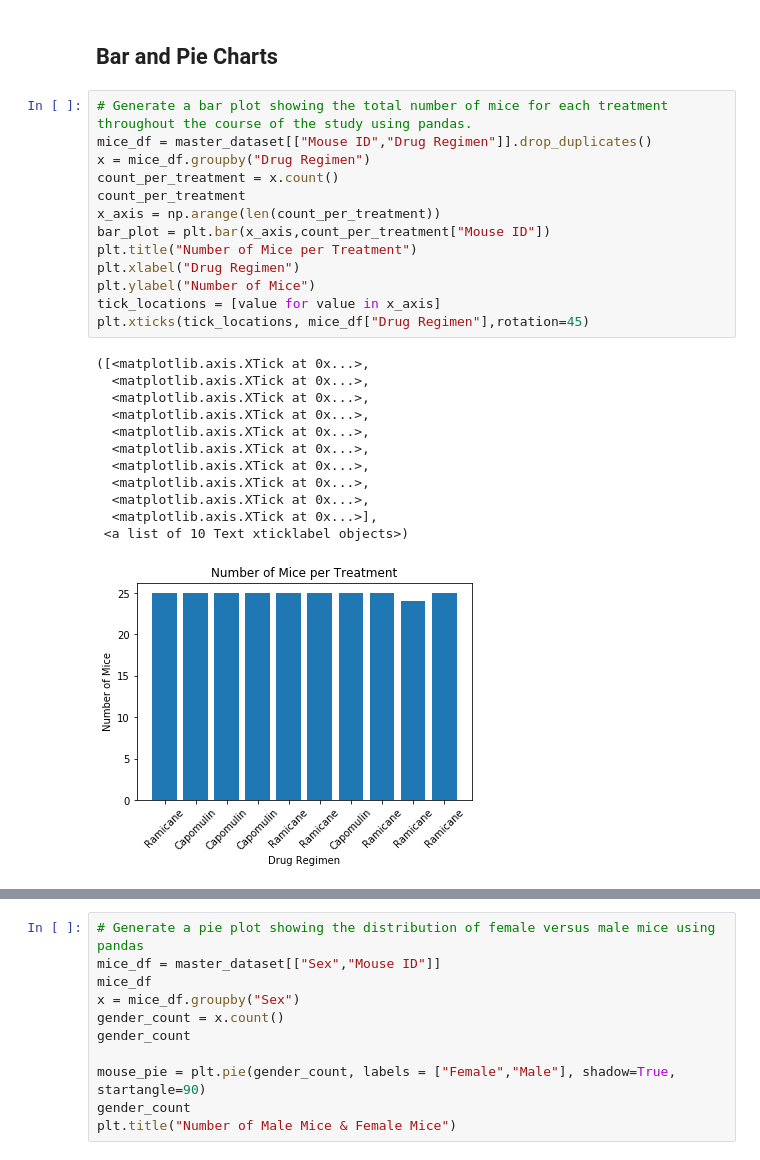
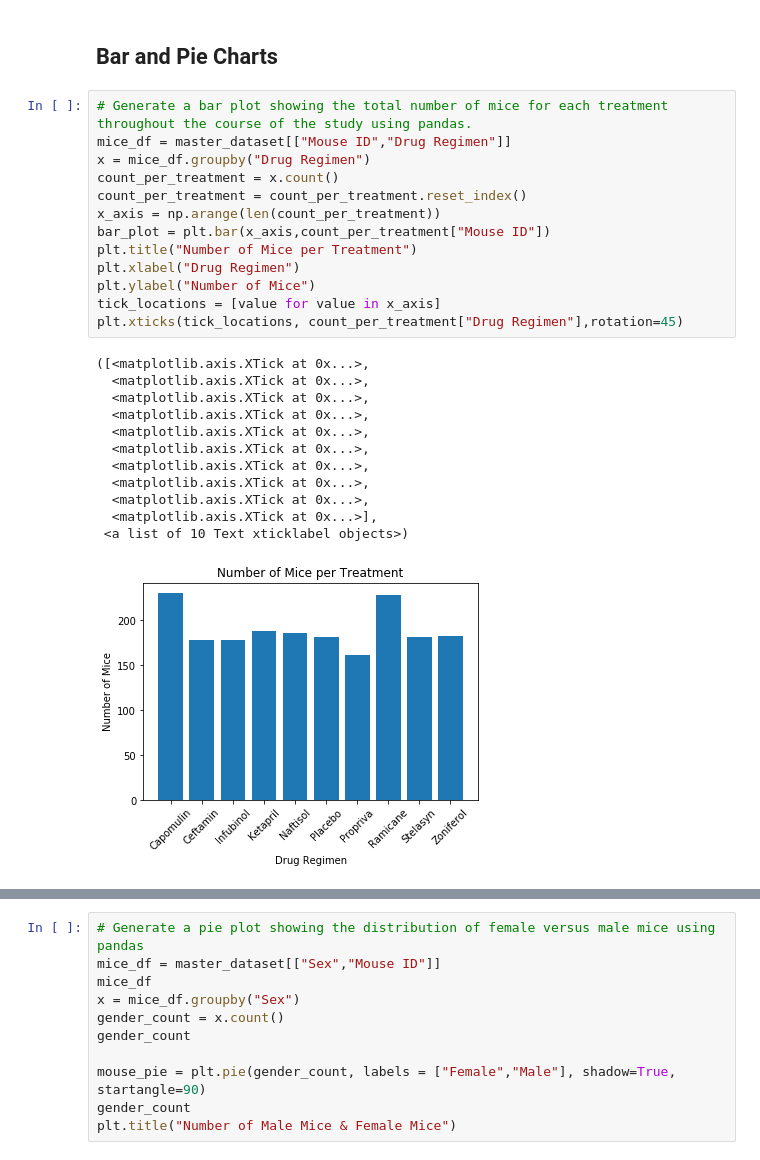
Before and after one commit to dsc55704973/matplotlib-challenge, a Jupyter notebook: pymaceuticals_starter.ipynb, the cells around one changed output, grey strips where cells are left out. Drawn from its saved outputs; the diff is of its cells as text.

```diff
--- a/pymaceuticals_starter.ipynb
+++ b/pymaceuticals_starter.ipynb
@@ -105,27 +110,27 @@ summary_df
 ## Bar and Pie Charts
 # %%
 # Generate a bar plot showing the total number of mice for each treatment throughout the course of the study using pandas.
-mice_df = master_dataset[["Mouse ID","Drug Regimen"]].drop_duplicates()
+mice_df = master_dataset[["Mouse ID","Drug Regimen"]]
 x = mice_df.groupby("Drug Regimen")
 count_per_treatment = x.count()
-count_per_treatment
+count_per_treatment = count_per_treatment.reset_index()
 x_axis = np.arange(len(count_per_treatment))
 bar_plot = plt.bar(x_axis,count_per_treatment["Mouse ID"])
 plt.title("Number of Mice per Treatment")
 plt.xlabel("Drug Regimen")
 plt.ylabel("Number of Mice")
 tick_locations = [value for value in x_axis]
-plt.xticks(tick_locations, mice_df["Drug Regimen"],rotation=45)
+plt.xticks(tick_locations, count_per_treatment["Drug Regimen"],rotation=45)
 # %% [output]
 ([<matplotlib.axis.XTick at 0x...>,
   <matplotlib.axis.XTick at 0x...>,
   <matplotlib.axis.XTick at 0x...>,
   <matplotlib.axis.XTick at 0x...>,
   <matplotlib.axis.XTick at 0x...>,
   <matplotlib.axis.XTick at 0x...>,
   <matplotlib.axis.XTick at 0x...>,
   <matplotlib.axis.XTick at 0x...>,
   <matplotlib.axis.XTick at 0x...>,
   <matplotlib.axis.XTick at 0x...>],
  <a list of 10 Text xticklabel objects>)
-[figure, old version]
+[figure, new version]
```
Also changed, not shown: parts of 5 cells of this notebook.
